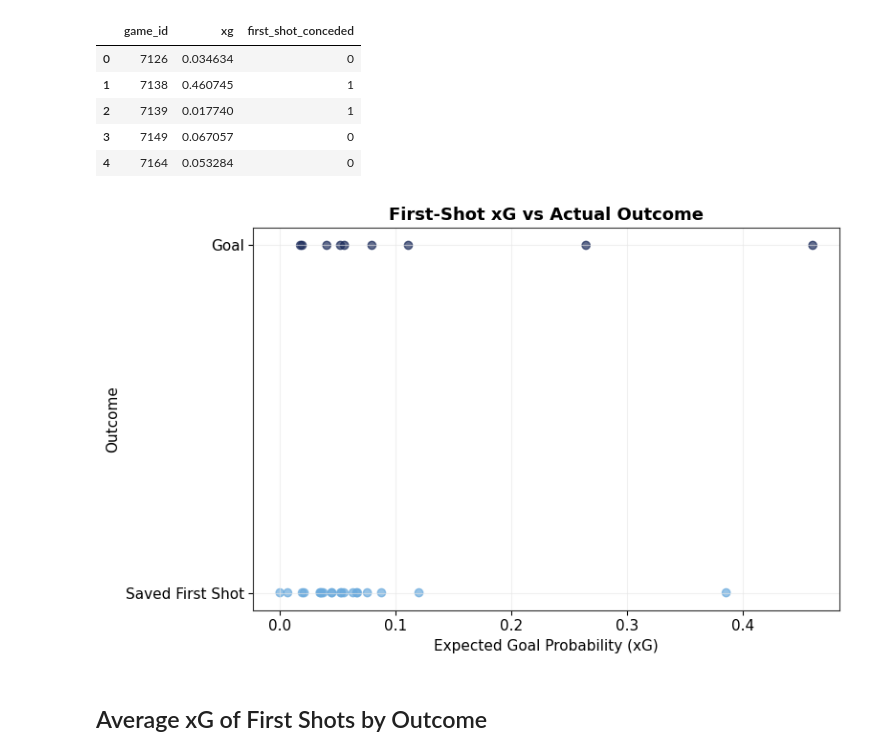
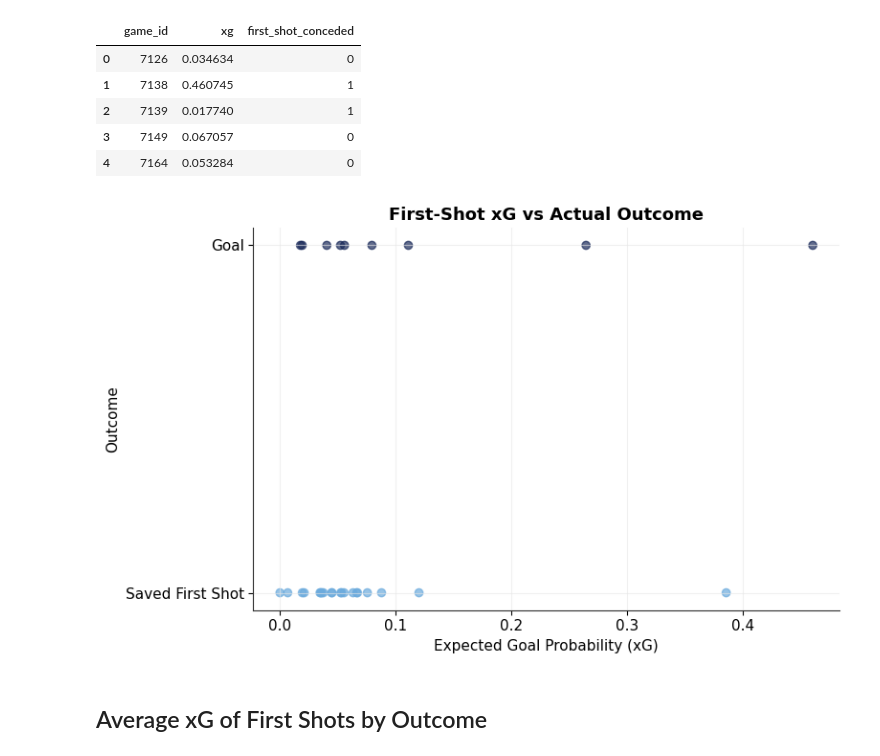
Before and after one commit to danielbkuti/Soccer_Analysis, a Jupyter notebook: notebooks/ederson-eda.ipynb, the cells around one changed output. Saved outputs shown, nothing was run; the diff lists cells and outputs as text; code cells hidden in the pictures.

```diff
--- a/notebooks/ederson-eda.ipynb
+++ b/notebooks/ederson-eda.ipynb
@@ -716,35 +735,35 @@ colors = first_shot_xg_df['first_shot_conceded'].map({
     1: CITY_DARK
 })
 
 plt.scatter(
     first_shot_xg_df['xg'],
     first_shot_xg_df['first_shot_conceded'],
     c=colors,
     alpha=0.7
 )
 
 plt.yticks([0,1], ['Saved First Shot','Goal'])
 
 plt.title(
     "First-Shot xG vs Actual Outcome",
     fontsize=13,
     weight="bold"
 )
 
 plt.xlabel("Expected Goal Probability (xG)")
 plt.ylabel("Outcome")
 
 plt.tight_layout()
-
+sns.despine()
 plt.savefig(
     "../outputs/figures/first_shot_xg_vs_goal.png",
     dpi=300,
     bbox_inches="tight"
 )
 
 plt.show()
 # %% [output]
-[figure, old version]
+[figure, new version]
 # %% [markdown]
 ## Average xG of First Shots by Outcome
 # %%
```
Also changed, not shown: parts of 25 cells of this notebook, 6 other files.
